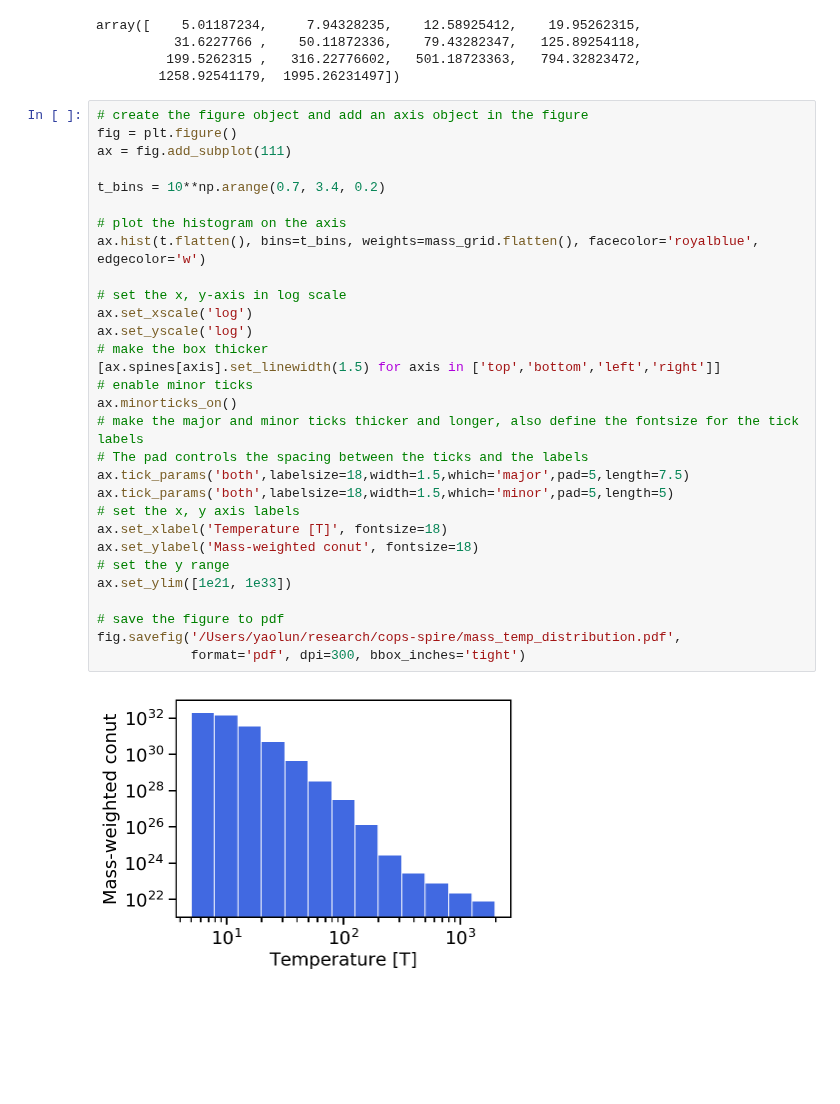
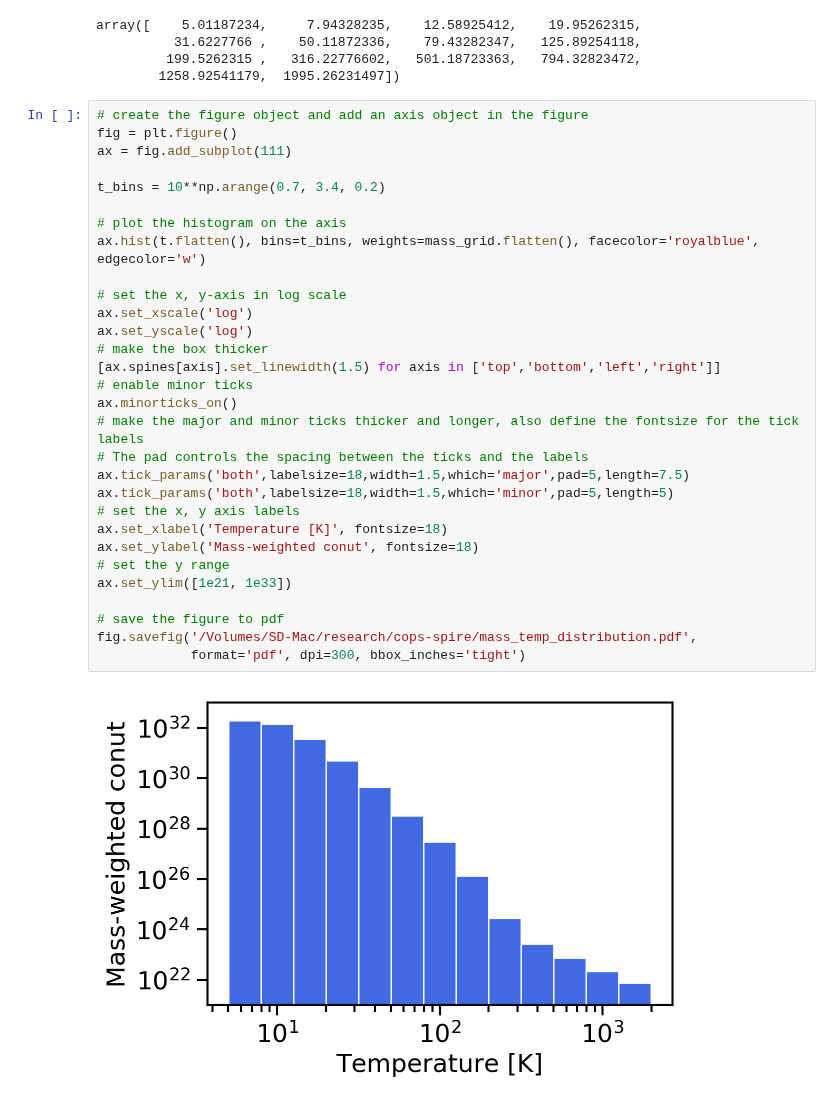
Before and after one commit to yaolun/misc, a Jupyter notebook: hyperion/mass temperature distribution.ipynb, the cells around one changed output. Drawn from its saved outputs; the diff is of its cells as text; blank space fills up the shorter version.

```diff
--- a/hyperion/mass temperature distribution.ipynb
+++ b/hyperion/mass temperature distribution.ipynb
@@ -41,32 +41,32 @@ array([    5.01187234,     7.94328235,    12.58925412,    19.95262315,
 # %%
 # create the figure object and add an axis object in the figure
 fig = plt.figure()
 ax = fig.add_subplot(111)
 
 t_bins = 10**np.arange(0.7, 3.4, 0.2)
 
 # plot the histogram on the axis
 ax.hist(t.flatten(), bins=t_bins, weights=mass_grid.flatten(), facecolor='royalblue', edgecolor='w')
 
 # set the x, y-axis in log scale
 ax.set_xscale('log')
 ax.set_yscale('log')
 # make the box thicker
 [ax.spines[axis].set_linewidth(1.5) for axis in ['top','bottom','left','right']]
 # enable minor ticks
 ax.minorticks_on()
 # make the major and minor ticks thicker and longer, also define the fontsize for the tick labels
 # The pad controls the spacing between the ticks and the labels
 ax.tick_params('both',labelsize=18,width=1.5,which='major',pad=5,length=7.5)
 ax.tick_params('both',labelsize=18,width=1.5,which='minor',pad=5,length=5)
 # set the x, y axis labels
-ax.set_xlabel('Temperature [T]', fontsize=18)
+ax.set_xlabel('Temperature [K]', fontsize=18)
 ax.set_ylabel('Mass-weighted conut', fontsize=18)
 # set the y range
 ax.set_ylim([1e21, 1e33])
 
 # save the figure to pdf
-fig.savefig('/Users/yaolun/research/cops-spire/mass_temp_distribution.pdf',
+fig.savefig('/Volumes/SD-Mac/research/cops-spire/mass_temp_distribution.pdf',
             format='pdf', dpi=300, bbox_inches='tight')
 # %% [output]
-[figure, old version]
+[figure, new version]
```
Also changed, not shown: 12 other files.
